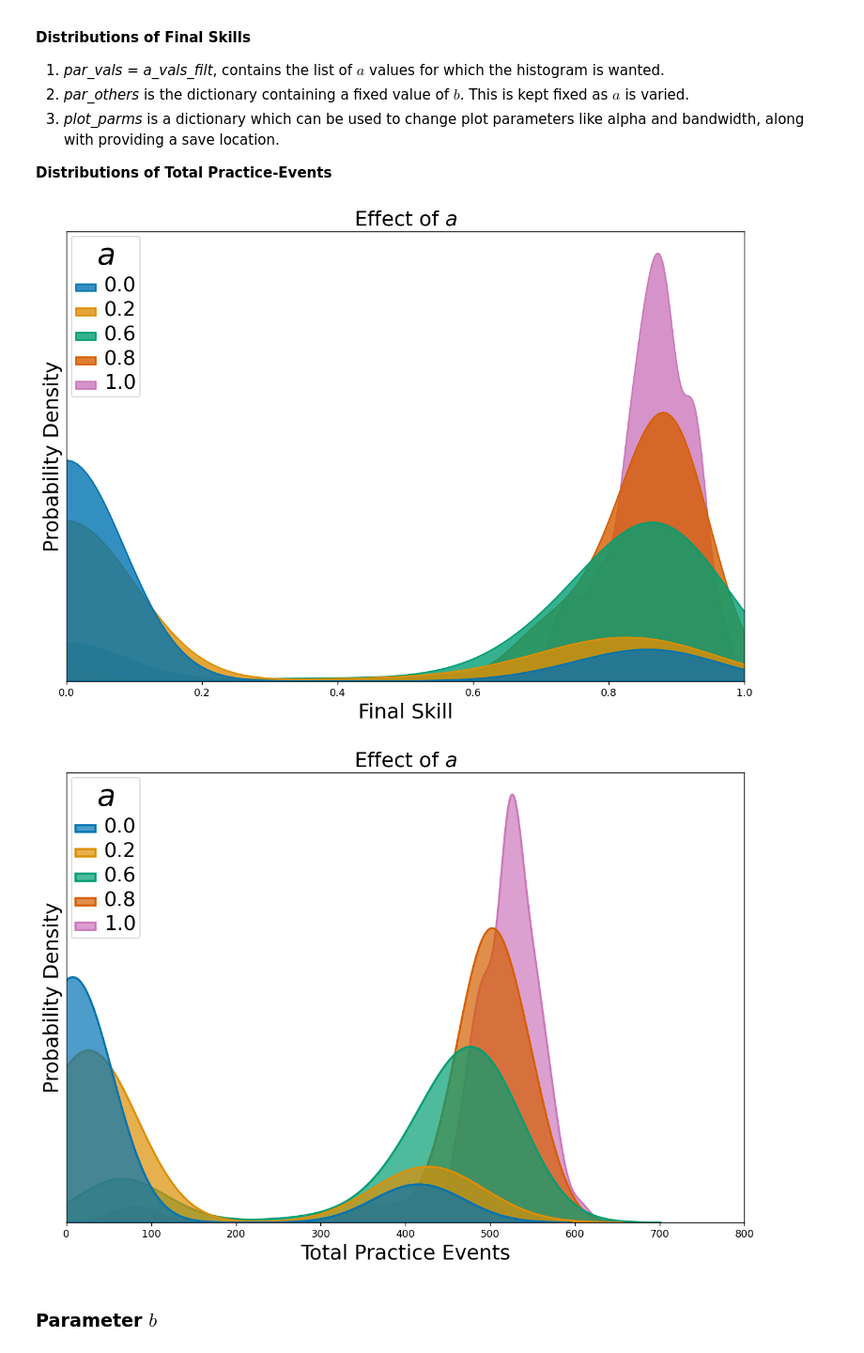
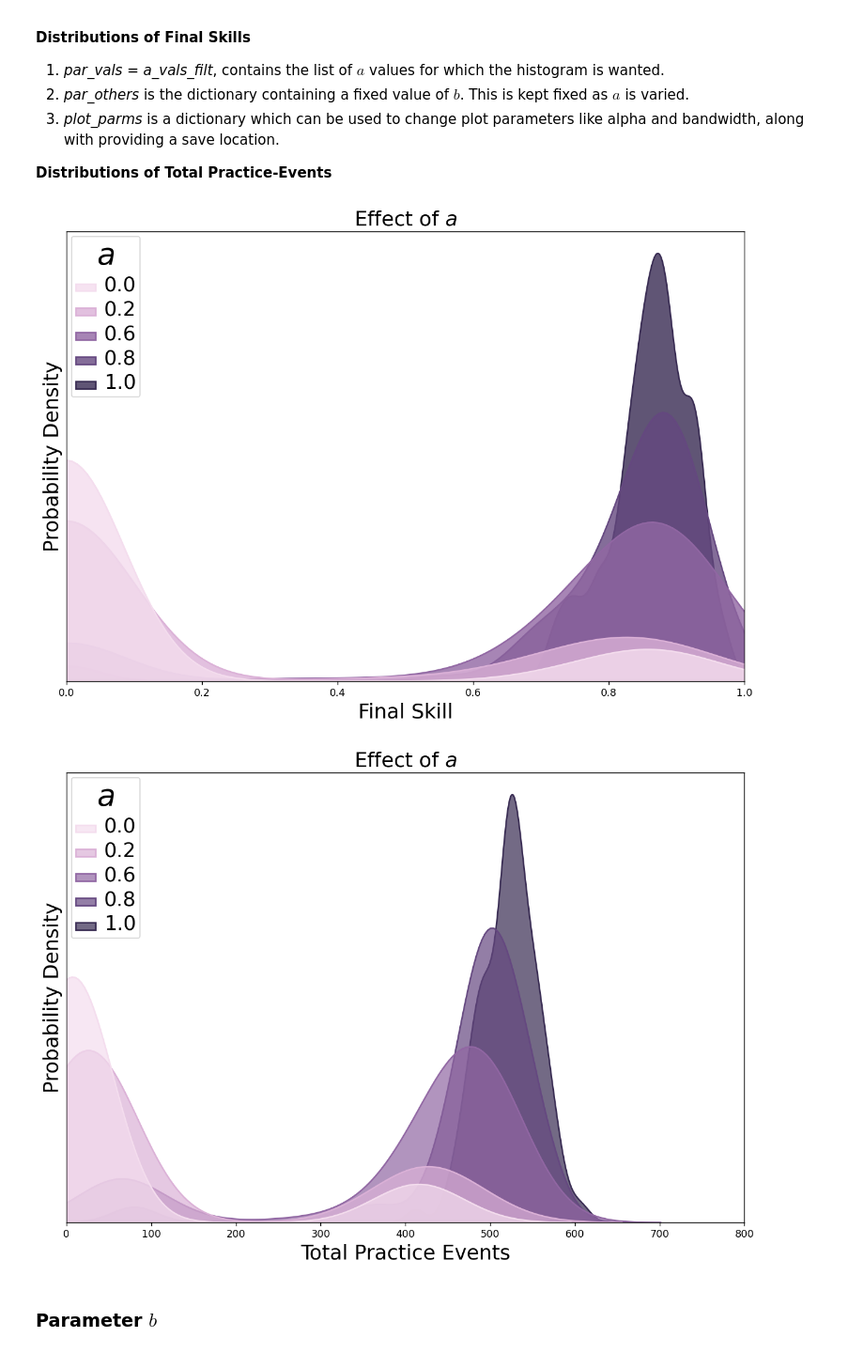
Before and after one commit to plaskar/rps_model, a Jupyter notebook: notebooks/RPS Sensitivity.ipynb, the cells around one changed output. Shown at 94% size. Cells and saved outputs as stored; diff of their text form; code cells hidden in the pictures.

```diff
--- a/notebooks/RPS Sensitivity.ipynb
+++ b/notebooks/RPS Sensitivity.ipynb
@@ -67,29 +67,28 @@ df_log_sim.to_csv('../data/RPS sims/log_sensitivity_a_b.csv')
 # %%
 a_vals_filt = [0, 0.2, 0.6, 0.8, 1] # a-vals for which histogram is wanted
 b_fixed = 5 # fixed b
 log_sen.final_skill_histogram(param='a', par_vals=a_vals_filt,
                              par_others = {'b': 5},
                              plot_parms = {'legend_head_fs':30, 'legend_txt_fs':20,
                                            'legend_pos':'upper left', 'bw_adj': 0.7,
                                            'alpha':0.8,
-                                           #'palette':sns.cubehelix_palette(start=3, rot=0.2, dark=0.2,
-                                           #            light=.9, reverse=False, as_cmap=True),
-                                           'palette': sns.color_palette('colorblind'),
+                                           'palette':sns.cubehelix_palette(start=3, rot=0.2, dark=0.2,
+                                                       light=.9, reverse=False, as_cmap=True),
                                            'common_norm':False,
                                            'save_location': '../plots/sens_logistic_a_finalS_col.jpg'})
 
 
 log_sen.practice_events_histogram(param='a', par_vals=a_vals_filt,
                                  par_others = {'b': 5},
                                  plot_parms = {'legend_head_fs':30, 'legend_txt_fs':20,
                                                'legend_pos':'upper left','x_lim_max':800,
                                                'bw_adj': 0.8, 'alpha':0.7,
-                                               'palette':sns.color_palette('colorblind'),
-                                                'linewidth': 2,
+                                               'palette':sns.cubehelix_palette(start=3, rot=0.2, dark=0.2,
+                                                            light=.9, reverse=False, as_cmap=True),
                                                'save_location': '../plots/sens_logistic_a_nprac_col.jpg'})
 # %% [output]
-[figure, old version]
+[figure, new version]
-[figure, old version]
+[figure, new version]
 # %% [markdown]
 ### Parameter $b$
 # %%
```
Also changed, not shown: parts of 4 cells of this notebook, 25 other files.
